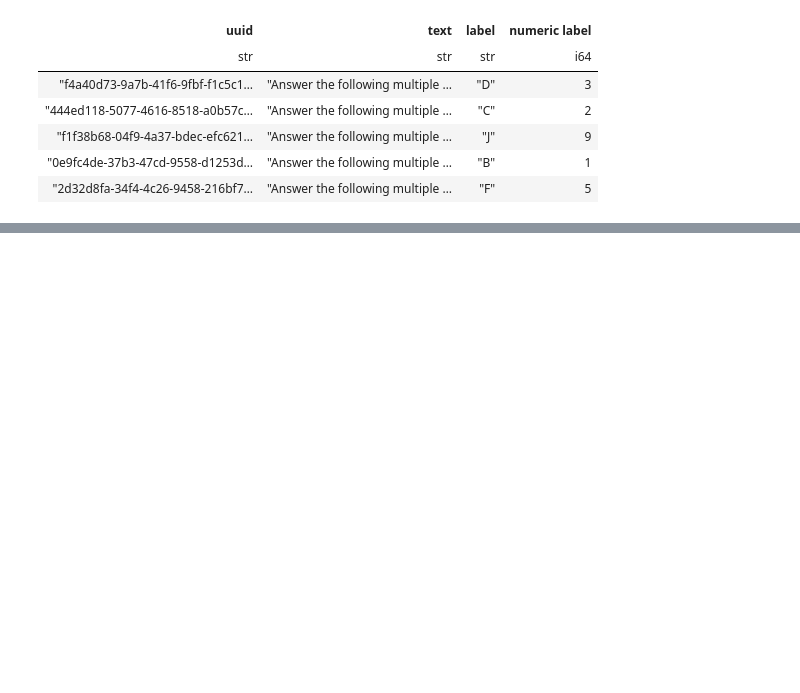
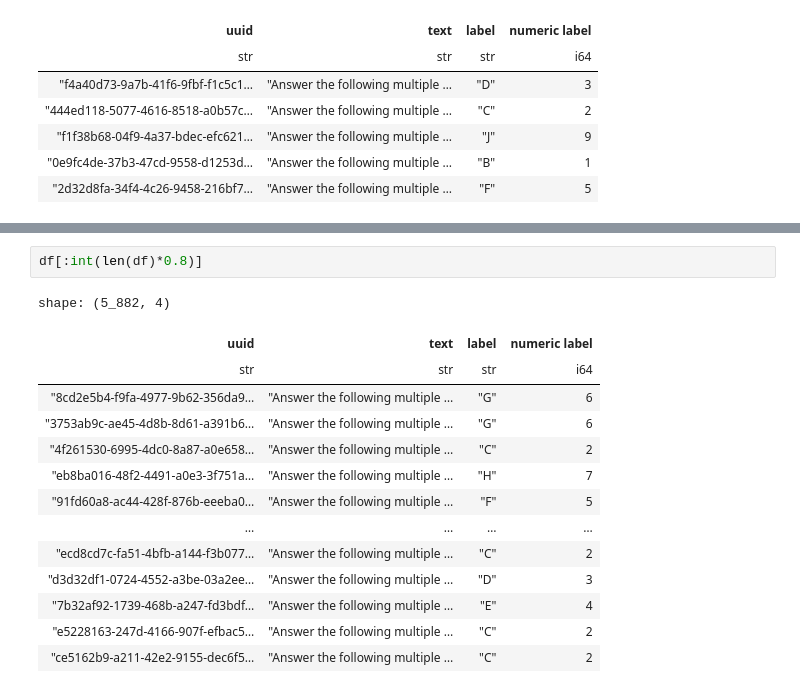
Before and after one commit to williamsnell/cotprobe, a Jupyter notebook: sort_responses.ipynb, the cells around one changed output, grey strips where cells are left out. Drawn from its saved outputs; the diff is of its cells as text; blank space fills up the shorter version.

```diff
--- a/sort_responses.ipynb
+++ b/sort_responses.ipynb
@@ -92,0 +110,17 @@ shape: (5, 4)
+# %%
+df[:int(len(df)*0.8)]
+# %% [output]
+shape: (5_882, 4)
+| uuid | text | label | numeric label |
+| str | str | str | i64 |
+| "8cd2e5b4-f9fa-4977-9b62-356da9… | "Answer the following multiple … | "G" | 6 |
+| "3753ab9c-ae45-4d8b-8d61-a391b6… | "Answer the following multiple … | "G" | 6 |
+| "4f261530-6995-4dc0-8a87-a0e658… | "Answer the following multiple … | "C" | 2 |
+| "eb8ba016-48f2-4491-a0e3-3f751a… | "Answer the following multiple … | "H" | 7 |
+| "91fd60a8-ac44-428f-876b-eeeba0… | "Answer the following multiple … | "F" | 5 |
+| … | … | … | … |
+| "ecd8cd7c-fa51-4bfb-a144-f3b077… | "Answer the following multiple … | "C" | 2 |
+| "d3d32df1-0724-4552-a3be-03a2ee… | "Answer the following multiple … | "D" | 3 |
+| "7b32af92-1739-468b-a247-fd3bdf… | "Answer the following multiple … | "E" | 4 |
+| "e5228163-247d-4166-907f-efbac5… | "Answer the following multiple … | "C" | 2 |
+| "ce5162b9-a211-42e2-9155-dec6f5… | "Answer the following multiple … | "C" | 2 |
```
Also changed, not shown: parts of 8 cells of this notebook, 4 other files.
